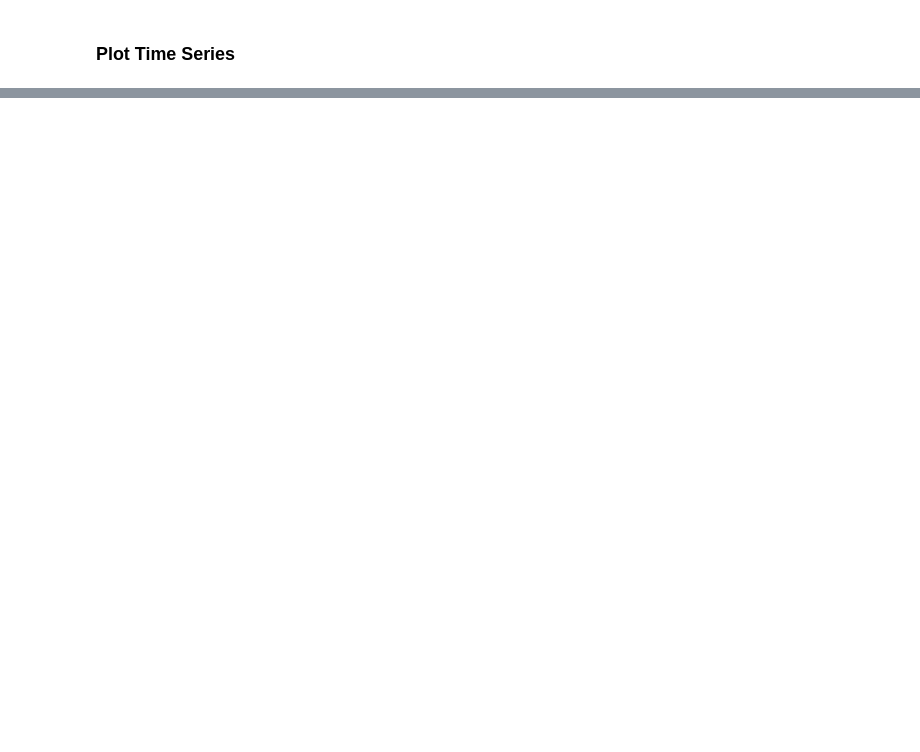
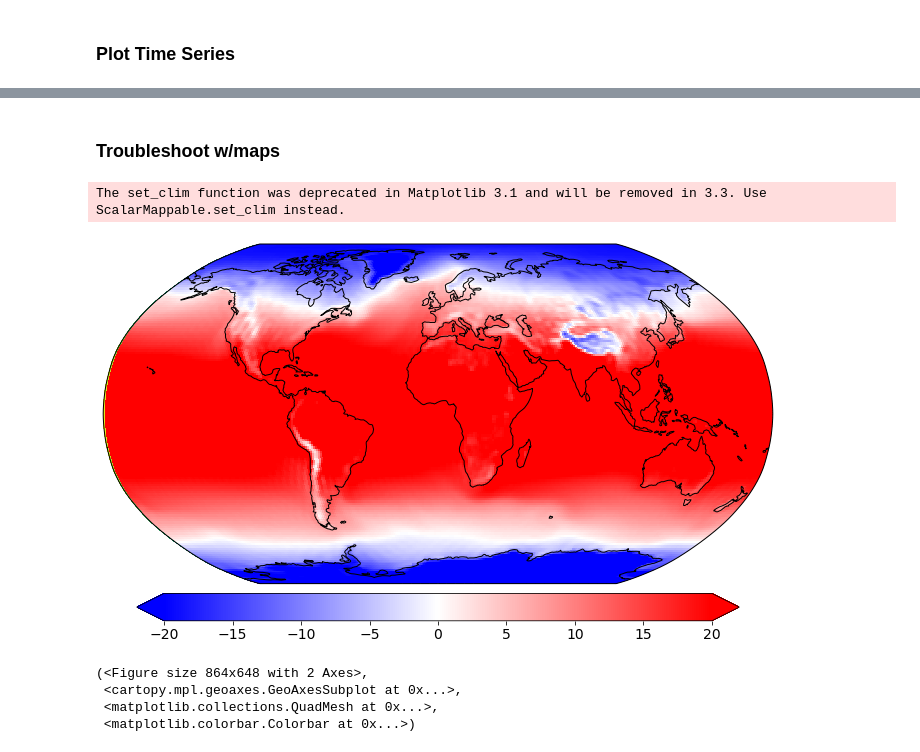
Before and after one commit to tusharkh/cmip6-outreach-tool, a Jupyter notebook: notebooks/FigureOutTime.ipynb, the cells around one changed output, grey strips where cells are left out. Drawn from its saved outputs; the diff is of its cells as text; code cells hidden in the pictures; blank space fills up the shorter version.

```diff
--- a/notebooks/FigureOutTime.ipynb
+++ b/notebooks/FigureOutTime.ipynb
@@ -269,0 +238,2 @@ MPI-ESM1-2-HR
+# %% [markdown]
+### Troubleshoot w/maps
@@ -269,0 +312,15 @@ MPI-ESM1-2-HR
+# %%
+# nice maps:
+import cartopy.crs as ccrs
+from cartopy.util import add_cyclic_point
+thisdata=dset_dict[nametag]
+mapdata=thisdata['tas'].mean(dim=['time','member_id'])
+
+quick_map(mapdata-273.15,thisdata['lat'],thisdata['lon'],clim=[-20,20],cmap=plt.cm.bwr)
+# %% [output]
+The set_clim function was deprecated in Matplotlib 3.1 and will be removed in 3.3. Use ScalarMappable.set_clim instead.
+[figure, added]
+(<Figure size 864x648 with 2 Axes>,
+ <cartopy.mpl.geoaxes.GeoAxesSubplot at 0x...>,
+ <matplotlib.collections.QuadMesh at 0x...>,
+ <matplotlib.colorbar.Colorbar at 0x...>)
```
Also changed, not shown: parts of 10 cells of this notebook.
